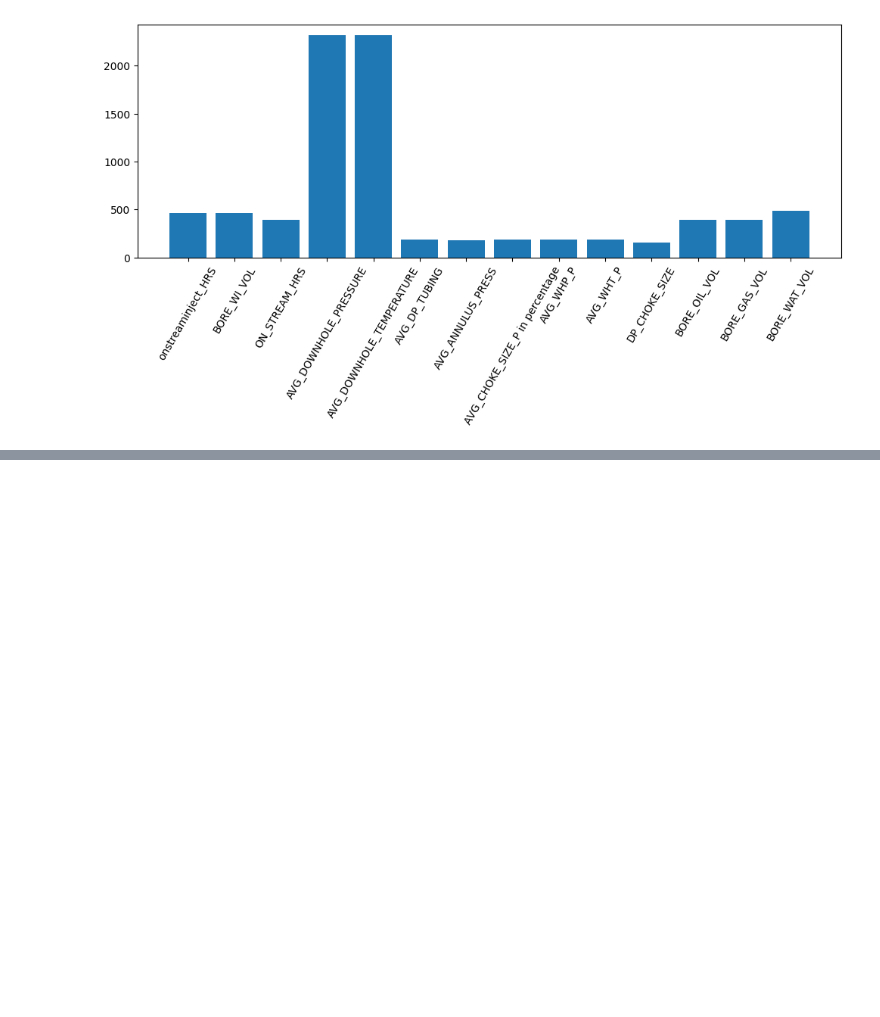
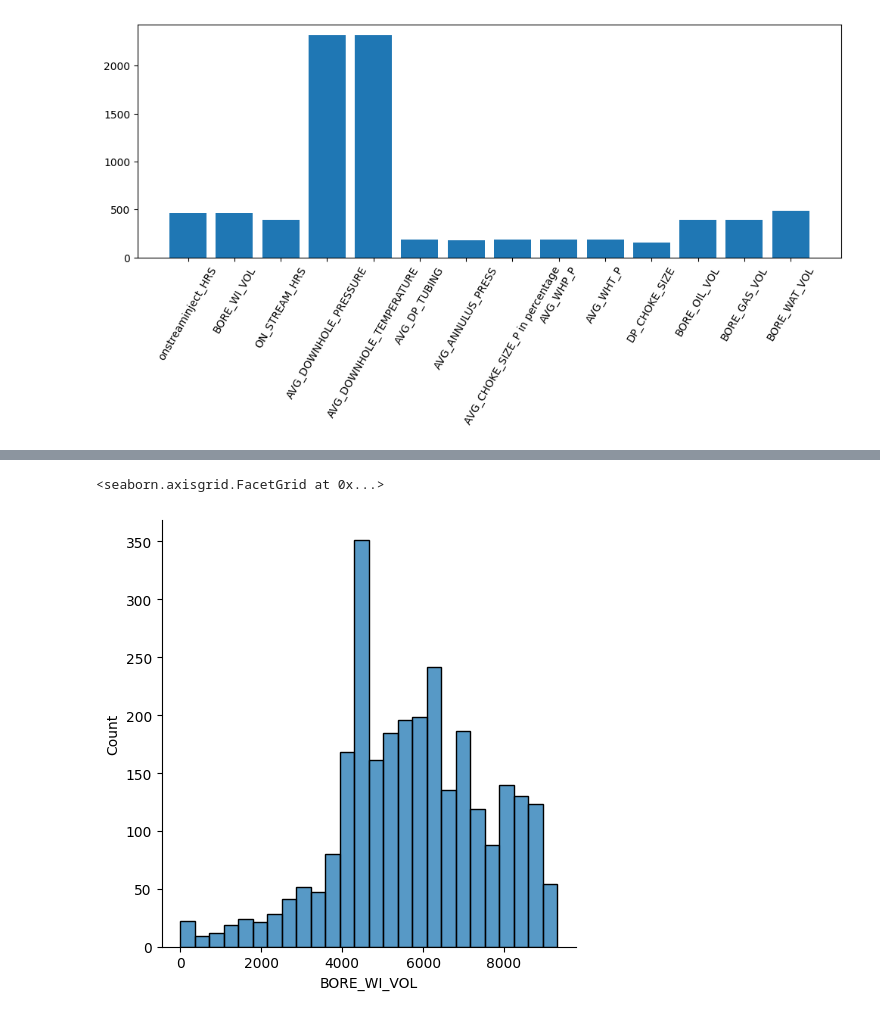
Before and after one commit to edisonc57/Practical-course-Python, a Jupyter notebook: Python_Oil_&_Gas_3.ipynb, the cells around one changed output, grey strips where cells are left out. Cells and saved outputs as stored; diff of their text form; code cells hidden in the pictures; blank space fills up the shorter version.

```diff
--- a/Python_Oil_&_Gas_3.ipynb
+++ b/Python_Oil_&_Gas_3.ipynb
@@ -262,0 +295,5 @@ plt.xticks(rotation=60)
+# %%
+sns.displot(df_nullhandled[df_nullhandled['BORE_WI_VOL'] > 0]['BORE_WI_VOL'])
+# %% [output]
+<seaborn.axisgrid.FacetGrid at 0x...>
+[figure, added]
```
Also changed, not shown: parts of 19 cells of this notebook.
